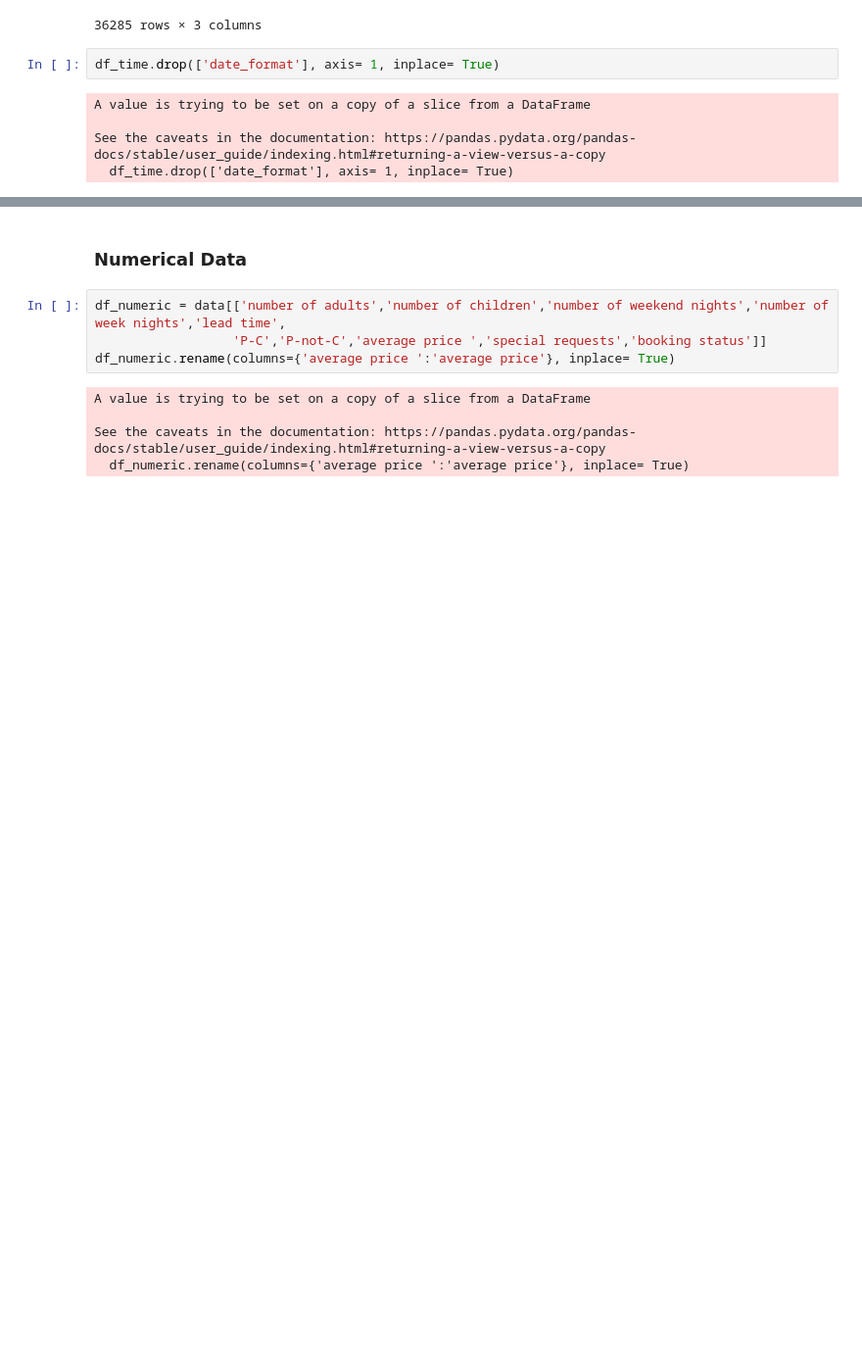
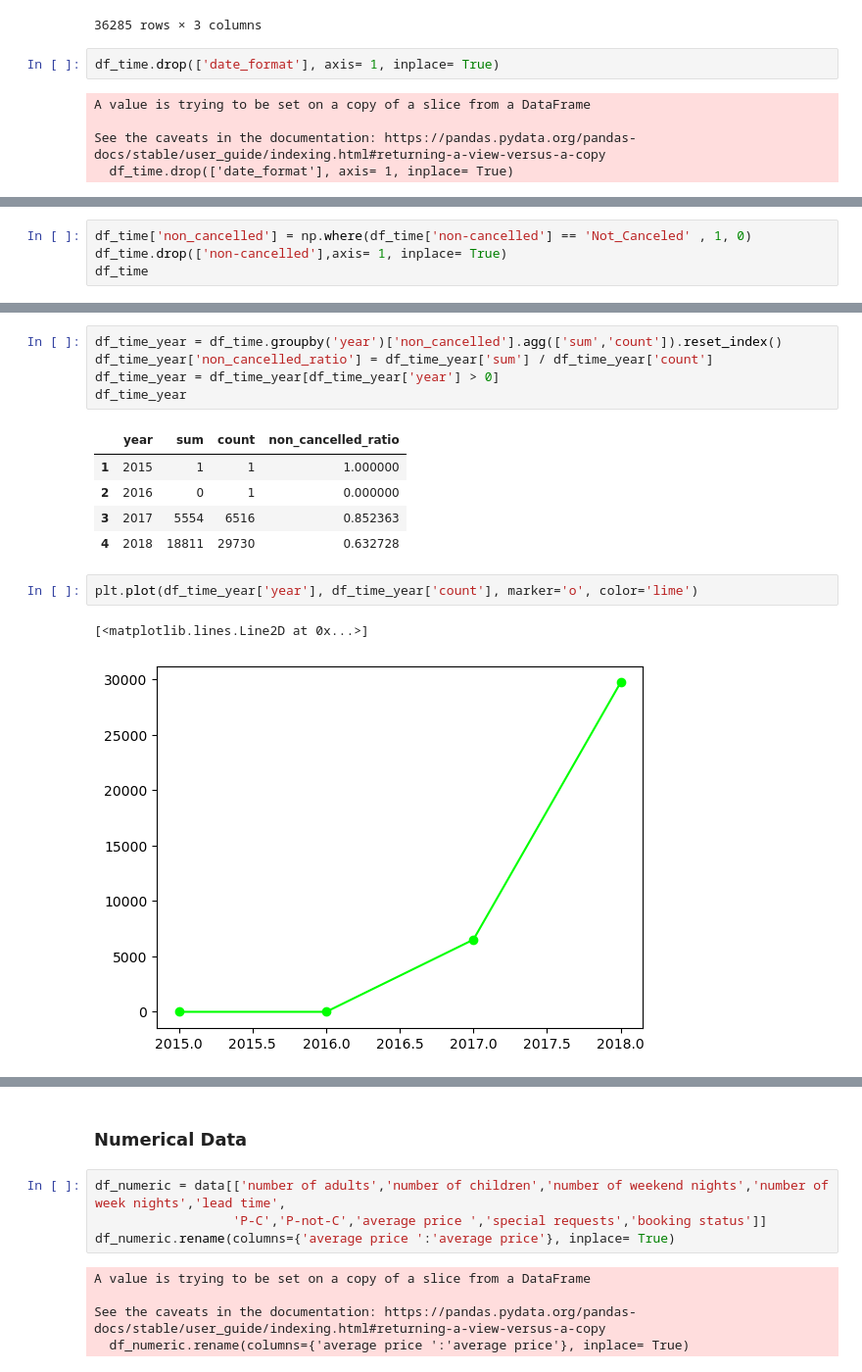
Before and after one commit to zizoisprogramming/Hotel-Reservations, a Jupyter notebook: hotel-reservation.ipynb, the cells around one changed output, grey strips where cells are left out. Shown at 98% size. Saved outputs shown, nothing was run; the diff lists cells and outputs as text; blank space fills up the shorter version.

```diff
--- a/hotel-reservation.ipynb
+++ b/hotel-reservation.ipynb
@@ -454,0 +451,4 @@ See the caveats in the documentation: https://pandas.pydata.org/pandas-docs/stab
+# %%
+df_time['non_cancelled'] = np.where(df_time['non-cancelled'] == 'Not_Canceled' , 1, 0)
+df_time.drop(['non-cancelled'],axis= 1, inplace= True)
+df_time
@@ -454,0 +478,16 @@ See the caveats in the documentation: https://pandas.pydata.org/pandas-docs/stab
+# %%
+df_time_year = df_time.groupby('year')['non_cancelled'].agg(['sum','count']).reset_index()
+df_time_year['non_cancelled_ratio'] = df_time_year['sum'] / df_time_year['count']
+df_time_year = df_time_year[df_time_year['year'] > 0]
+df_time_year
+# %% [output]
+|  | year | sum | count | non_cancelled_ratio |
+| 1 | 2015 | 1 | 1 | 1.000000 |
+| 2 | 2016 | 0 | 1 | 0.000000 |
+| 3 | 2017 | 5554 | 6516 | 0.852363 |
+| 4 | 2018 | 18811 | 29730 | 0.632728 |
+# %%
+plt.plot(df_time_year['year'], df_time_year['count'], marker='o', color='lime')
+# %% [output]
+[<matplotlib.lines.Line2D at 0x...>]
+[figure, added]
```
Also changed, not shown: parts of 22 cells of this notebook.
